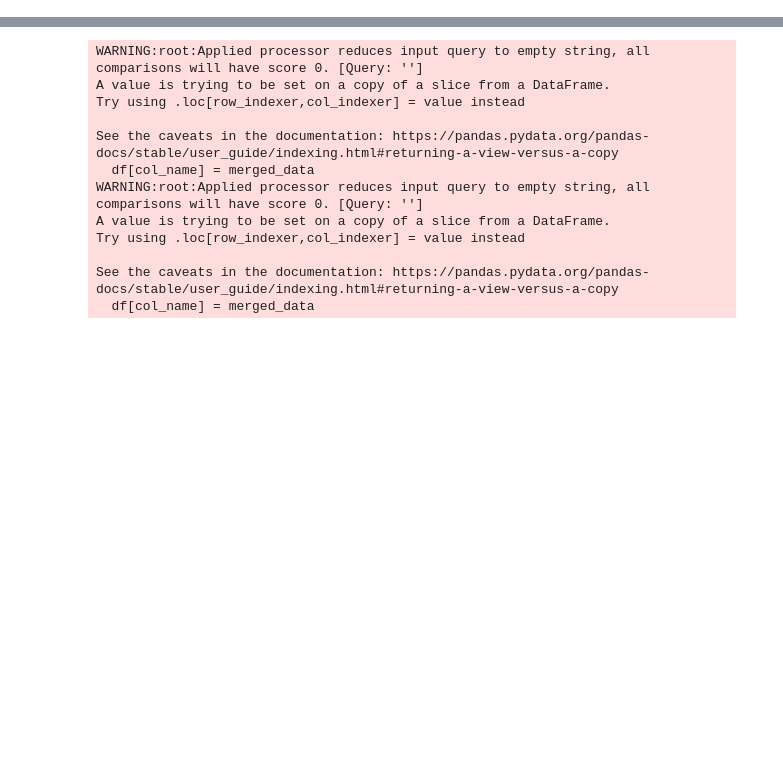
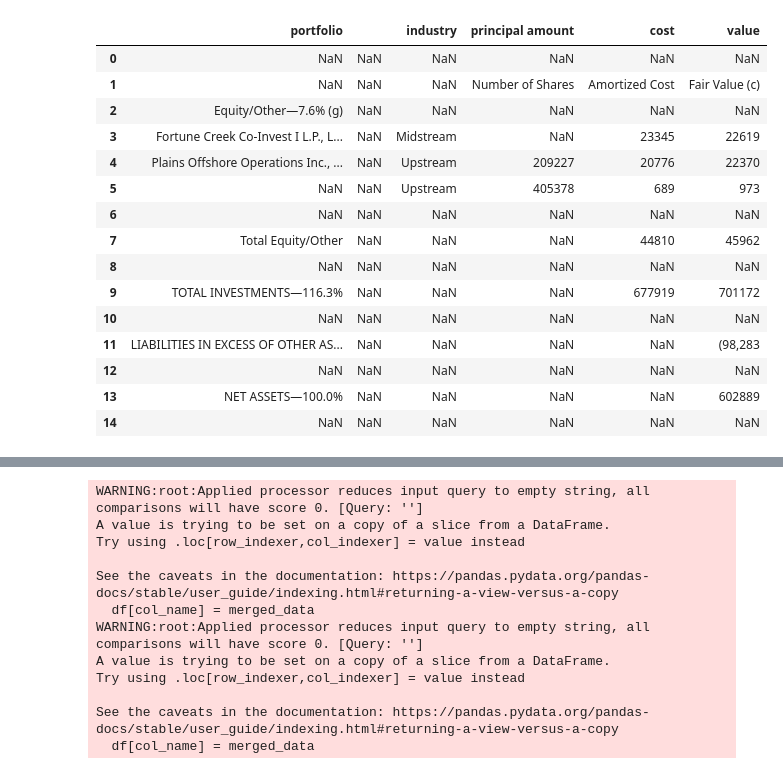
Before and after one commit to Coffee-Code-Philly-Accelerator/sec_filings, a Jupyter notebook: debugging.ipynb, the cells around one changed output, grey strips where cells are left out. Cells and saved outputs as stored; diff of their text form; code cells hidden in the pictures; blank space fills up the shorter version.

```diff
--- a/debugging.ipynb
+++ b/debugging.ipynb
@@ -142,0 +182,5 @@ def clean(
+# %%
+temp2 = clean(r"C:\Users\pysol\Desktop\projects\sec_filings\1501729\2012-12-31\Schedule_of_Investments_2.csv")
+temp2.columns = ['portfolio','','industry','principal amount','cost','value']
+temp2
+# %% [output]
@@ -142,0 +191,16 @@ def clean(
+|  | portfolio |  | industry | principal amount | cost | value |
+| 0 | NaN | NaN | NaN | NaN | NaN | NaN |
+| 1 | NaN | NaN | NaN | Number of Shares | Amortized Cost | Fair Value (c) |
+| 2 | Equity/Other—7.6% (g) | NaN | NaN | NaN | NaN | NaN |
+| 3 | Fortune Creek Co-Invest I L.P., L... | NaN | Midstream | NaN | 23345 | 22619 |
+| 4 | Plains Offshore Operations Inc., ... | NaN | Upstream | 209227 | 20776 | 22370 |
+| 5 | NaN | NaN | Upstream | 405378 | 689 | 973 |
+| 6 | NaN | NaN | NaN | NaN | NaN | NaN |
+| 7 | Total Equity/Other | NaN | NaN | NaN | 44810 | 45962 |
+| 8 | NaN | NaN | NaN | NaN | NaN | NaN |
+| 9 | TOTAL INVESTMENTS—116.3% | NaN | NaN | NaN | 677919 | 701172 |
+| 10 | NaN | NaN | NaN | NaN | NaN | NaN |
+| 11 | LIABILITIES IN EXCESS OF OTHER AS... | NaN | NaN | NaN | NaN | (98,283 |
+| 12 | NaN | NaN | NaN | NaN | NaN | NaN |
+| 13 | NET ASSETS—100.0% | NaN | NaN | NaN | NaN | 602889 |
+| 14 | NaN | NaN | NaN | NaN | NaN | NaN |
```
Also changed, not shown: parts of 11 cells of this notebook, 1 other file.
